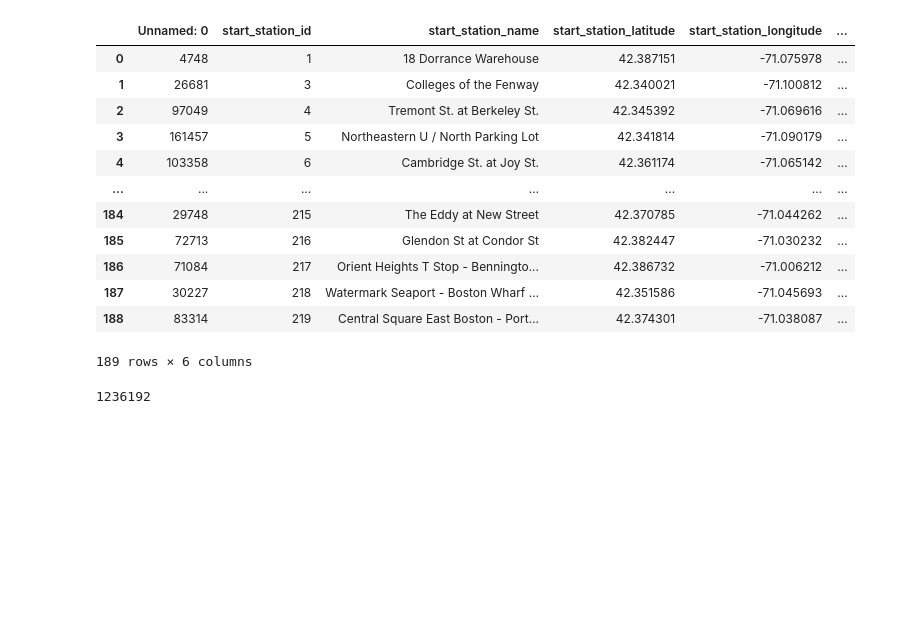
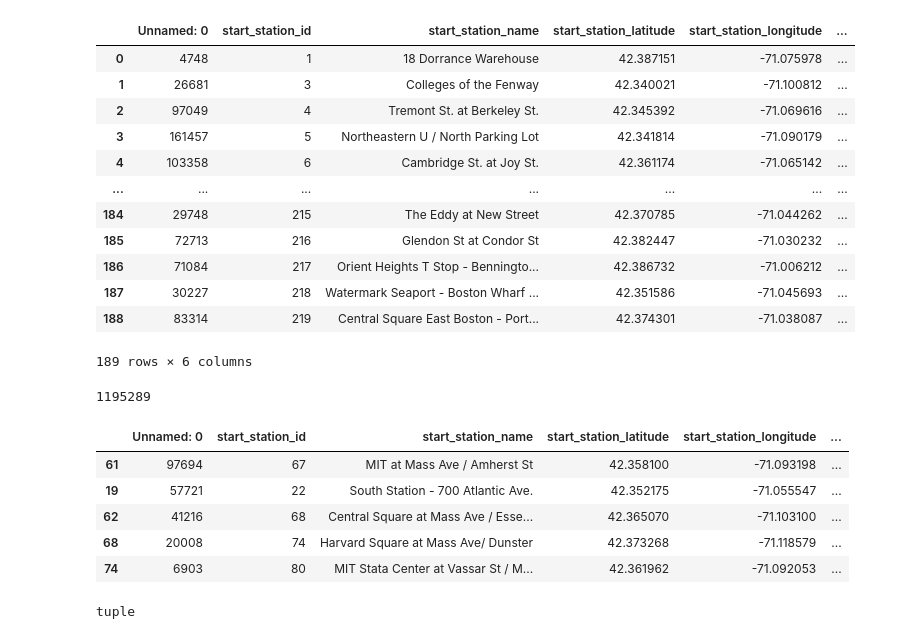
Before and after one commit to renefreitag/Data_Vipers, a Jupyter notebook: CBA/StationID.ipynb, the cells around one changed output. Saved outputs shown, nothing was run; the diff lists cells and outputs as text; code cells hidden in the pictures; blank space fills up the shorter version.

```diff
--- a/CBA/StationID.ipynb
+++ b/CBA/StationID.ipynb
@@ -28,6 +28,34 @@ from geopy.distance import geodesic
 df = pd.read_csv("../all_station_id.csv")
 # %%
 df2 = pd.read_csv("../boston_2016_distance_duration_speed.csv")
+# %%
+df2.drop(["Unnamed: 0"], axis=1, inplace=True)
+# %%
+# Drop Trips with the 8D OPS stations
+
+df2.drop([598580], axis=0, inplace=True)
+df2.drop([598729], axis=0, inplace=True)
+df2.drop([1072609], axis=0, inplace=True)
+#########################################
+# Löschen alle die schneller als 30km/h sind
+
+df2.drop([88647], axis=0, inplace=True)
+df2.drop([88649], axis=0, inplace=True)
+df2.drop([17997], axis=0, inplace=True)
+df2.drop([89416], axis=0, inplace=True)
+df2.drop([824312], axis=0, inplace=True)
+df2.drop([1143845], axis=0, inplace=True)
+#########################################
+# Löschen alle die speed<0 haben
+
+df2.drop([1114233], axis=0, inplace=True)
+df2.drop([1114235], axis=0, inplace=True)
+df2.drop([1114234], axis=0, inplace=True)
+# %%
+# Löscht alle Roundtrips
+df2 = df2.drop(df2[df2['Distance (KM)'] == 0].index)
+# Löscht alle Trips die länger als 8Std sind
+df2 = df2.drop(df2[df2['Duration (Seconds)'] > 28800].index)
 # %%
 dingo = (df2.where(lambda x: (x.start_station_id == 8.0), axis = 0))
 len(df2) - dingo['start_station_id'].isnull().sum()
@@ -69,4 +97,15 @@ df.to_csv(filepath)
 # %%
 sum(df['amout_of_trips_per_station'])
 # %% [output]
-1236192
+1195289
+# %%
+df.sort_values(['amout_of_trips_per_station'],axis=0, ascending=False,inplace=True,na_position='first')
+# %%
+df.head()
+# %% [output]
+|  | Unnamed: 0 | start_station_id | start_station_name | start_station_latitude | start_station_longitude | ... |
+| 61 | 97694 | 67 | MIT at Mass Ave / Amherst St | 42.358100 | -71.093198 | ... |
+| 19 | 57721 | 22 | South Station - 700 Atlantic Ave. | 42.352175 | -71.055547 | ... |
+| 62 | 41216 | 68 | Central Square at Mass Ave / Esse... | 42.365070 | -71.103100 | ... |
+| 68 | 20008 | 74 | Harvard Square at Mass Ave/ Dunster | 42.373268 | -71.118579 | ... |
+| 74 | 6903 | 80 | MIT Stata Center at Vassar St / M... | 42.361962 | -71.092053 | ... |
@@ -72,0 +114,5 @@ sum(df['amout_of_trips_per_station'])
+# %%
+center_point = (42.36041042227672,-71.05799197093351)
+type(center_point)
+# %% [output]
+tuple
```
Also changed, not shown: parts of 7 cells of this notebook, 3 other files.
